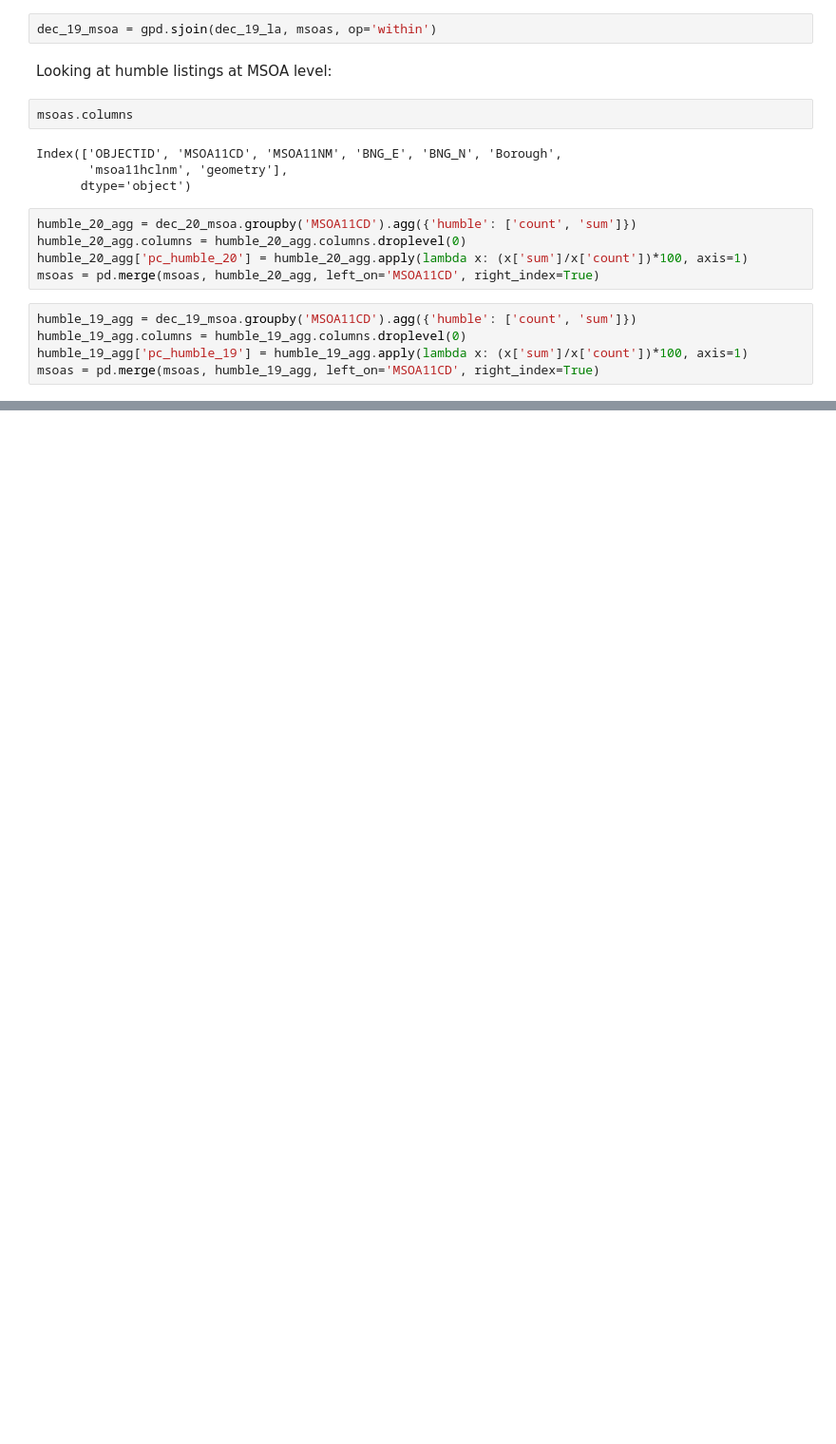
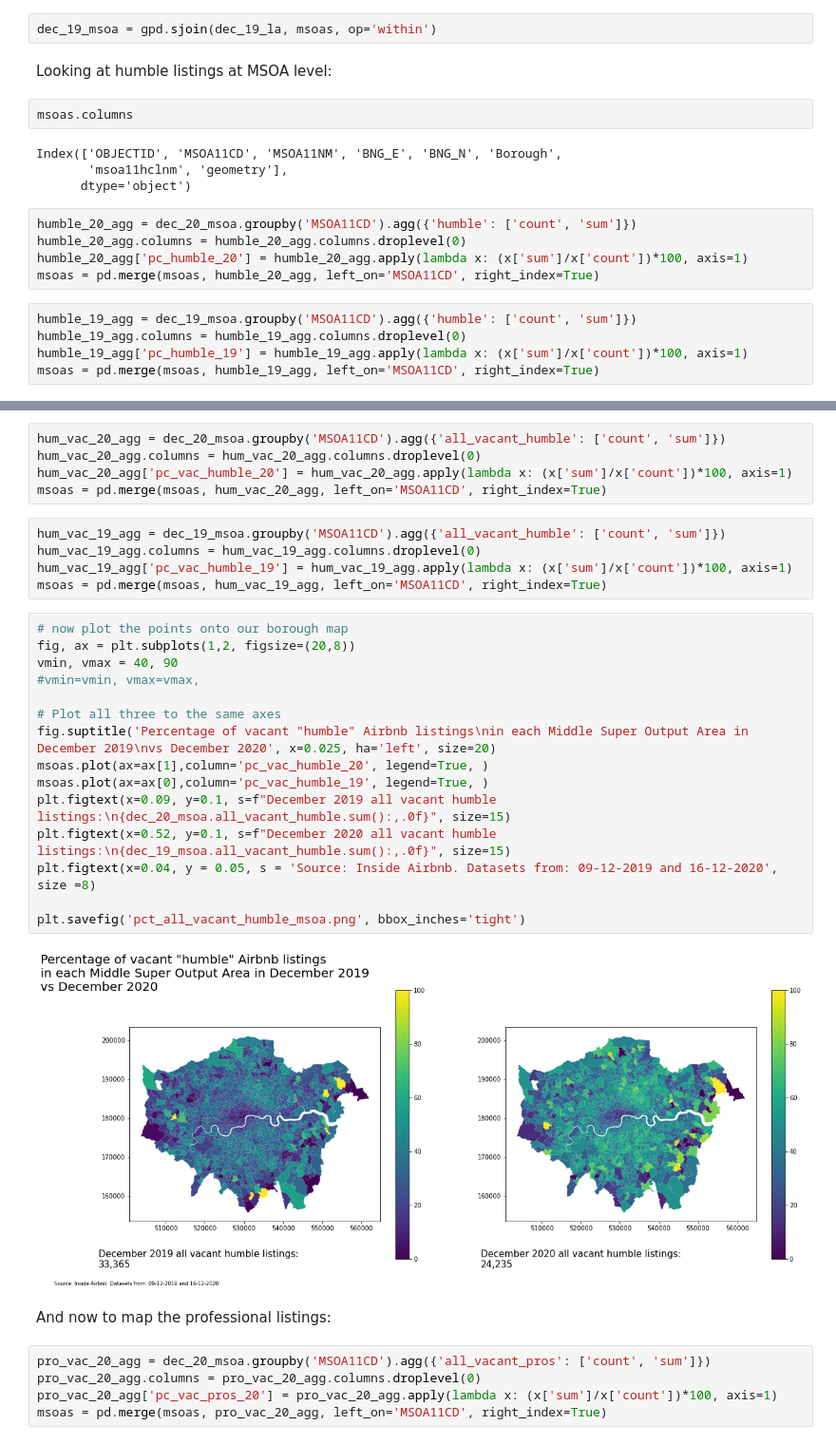
Before and after one commit to Isabella-Brant/i2p_assignment, a Jupyter notebook: data_briefing.ipynb, the cells around one changed output, grey strips where cells are left out. Shown at 95% size. Drawn from its saved outputs; the diff is of its cells as text; blank space fills up the shorter version.

```diff
--- a/data_briefing.ipynb
+++ b/data_briefing.ipynb
@@ -652,0 +647,34 @@ plt.axis('off')
+# %%
+hum_vac_20_agg = dec_20_msoa.groupby('MSOA11CD').agg({'all_vacant_humble': ['count', 'sum']})
+hum_vac_20_agg.columns = hum_vac_20_agg.columns.droplevel(0)
+hum_vac_20_agg['pc_vac_humble_20'] = hum_vac_20_agg.apply(lambda x: (x['sum']/x['count'])*100, axis=1)
+msoas = pd.merge(msoas, hum_vac_20_agg, left_on='MSOA11CD', right_index=True)
+# %%
+hum_vac_19_agg = dec_19_msoa.groupby('MSOA11CD').agg({'all_vacant_humble': ['count', 'sum']})
+hum_vac_19_agg.columns = hum_vac_19_agg.columns.droplevel(0)
+hum_vac_19_agg['pc_vac_humble_19'] = hum_vac_19_agg.apply(lambda x: (x['sum']/x['count'])*100, axis=1)
+msoas = pd.merge(msoas, hum_vac_19_agg, left_on='MSOA11CD', right_index=True)
+# %%
+# now plot the points onto our borough map
+fig, ax = plt.subplots(1,2, figsize=(20,8))
+vmin, vmax = 40, 90
+#vmin=vmin, vmax=vmax,
+
+# Plot all three to the same axes
+fig.suptitle('Percentage of vacant "humble" Airbnb listings\nin each Middle Super Output Area in December 2019\nvs December 2020', x=0.025, ha='left', size=20)
+msoas.plot(ax=ax[1],column='pc_vac_humble_20', legend=True, )
+msoas.plot(ax=ax[0],column='pc_vac_humble_19', legend=True, )
+plt.figtext(x=0.09, y=0.1, s=f"December 2019 all vacant humble listings:\n{dec_20_msoa.all_vacant_humble.sum():,.0f}", size=15)
+plt.figtext(x=0.52, y=0.1, s=f"December 2020 all vacant humble listings:\n{dec_19_msoa.all_vacant_humble.sum():,.0f}", size=15)
+plt.figtext(x=0.04, y = 0.05, s = 'Source: Inside Airbnb. Datasets from: 09-12-2019 and 16-12-2020', size =8)
+
+plt.savefig('pct_all_vacant_humble_msoa.png', bbox_inches='tight')
+# %% [output]
+[figure, added]
+# %% [markdown]
+And now to map the professional listings:
+# %%
+pro_vac_20_agg = dec_20_msoa.groupby('MSOA11CD').agg({'all_vacant_pros': ['count', 'sum']})
+pro_vac_20_agg.columns = pro_vac_20_agg.columns.droplevel(0)
+pro_vac_20_agg['pc_vac_pros_20'] = pro_vac_20_agg.apply(lambda x: (x['sum']/x['count'])*100, axis=1)
+msoas = pd.merge(msoas, pro_vac_20_agg, left_on='MSOA11CD', right_index=True)
```
Also changed, not shown: parts of 16 cells of this notebook.
